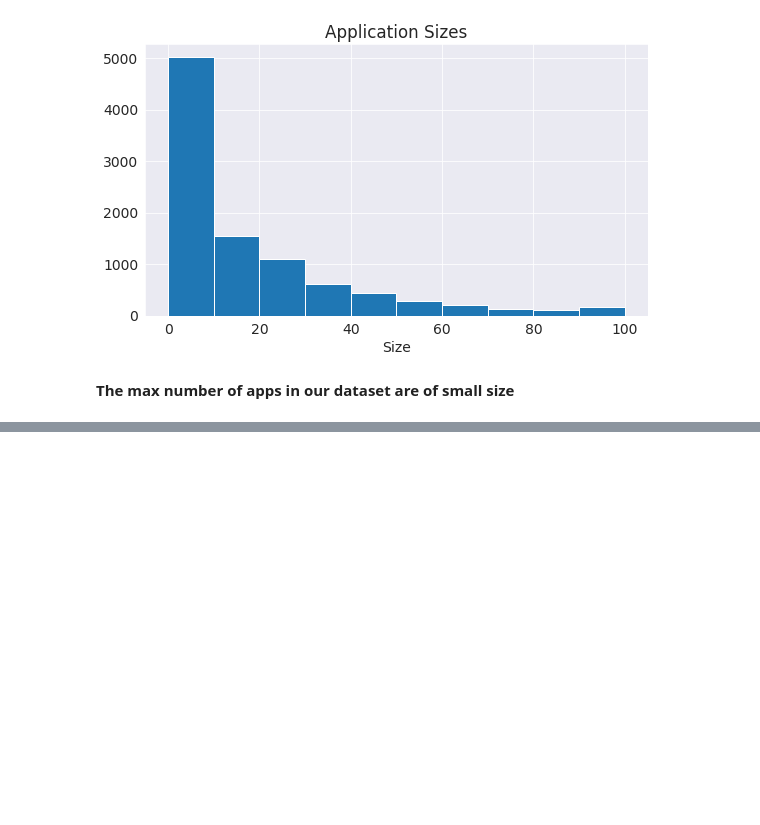
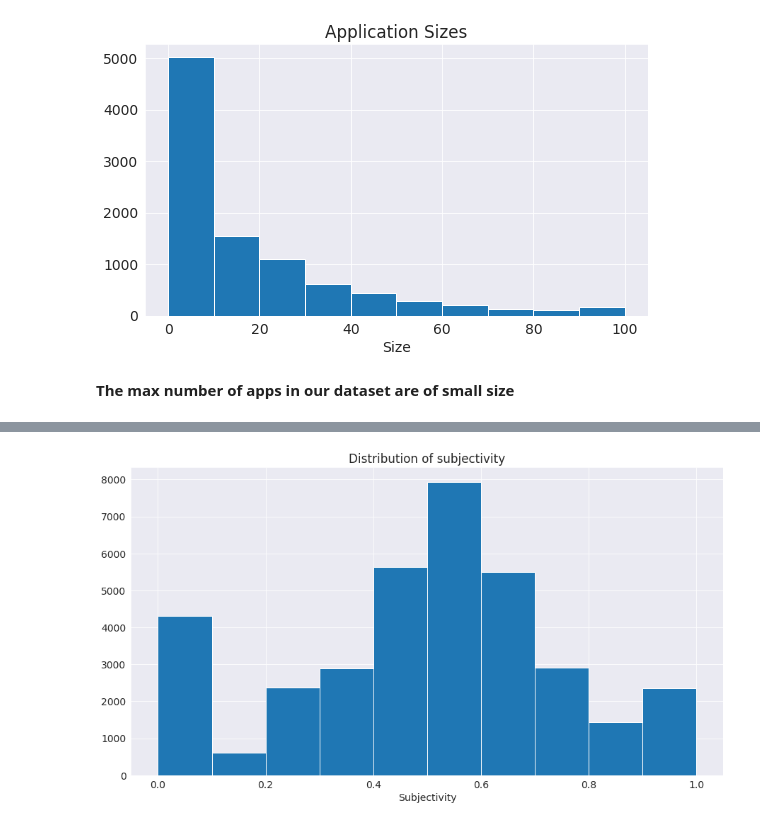
Before and after one commit to Harshalkotkar21/play_store_app_analysis, a Jupyter notebook: Play_Store_App_Review_Analysis_Capstone_Project.ipynb, the cells around one changed output, grey strips where cells are left out. Saved outputs shown, nothing was run; the diff lists cells and outputs as text; code cells hidden in the pictures; blank space fills up the shorter version.

```diff
--- a/Play_Store_App_Review_Analysis_Capstone_Project.ipynb
+++ b/Play_Store_App_Review_Analysis_Capstone_Project.ipynb
@@ -337,0 +375,10 @@ Text(0.5, 1.0, 'Application Sizes')
+# %%
+# Distribution of sentiment subjectivity
+
+plt.figure(figsize=(15,8))
+plt.xlabel('Subjectivity')
+plt.title('Distribution of subjectivity')
+plt.hist(merged_data[merged_data['Sentiment_Subjectivity'].notnull()]['Sentiment_Subjectivity'])
+plt.show()
+# %% [output]
+[figure, added]
```
Also changed, not shown: parts of 12 cells of this notebook.
